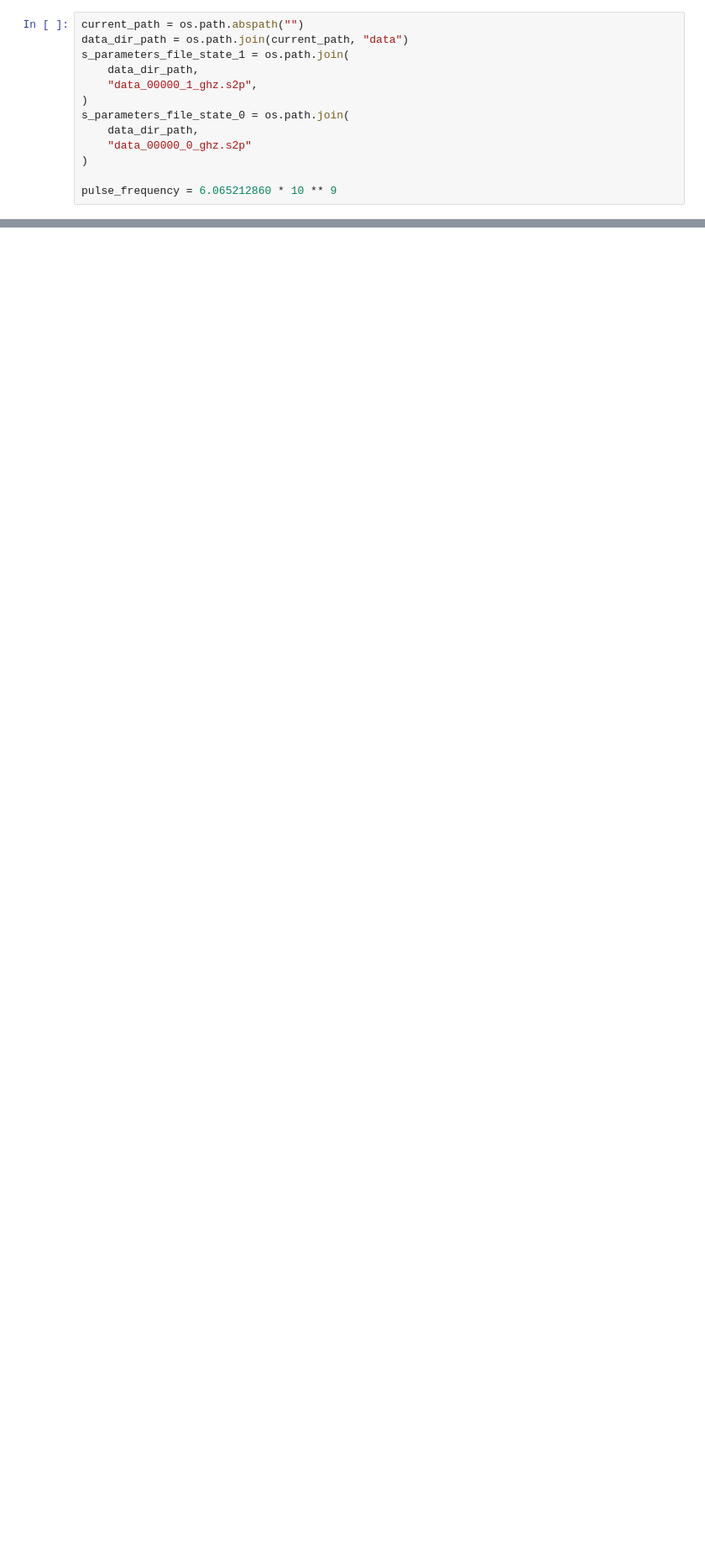
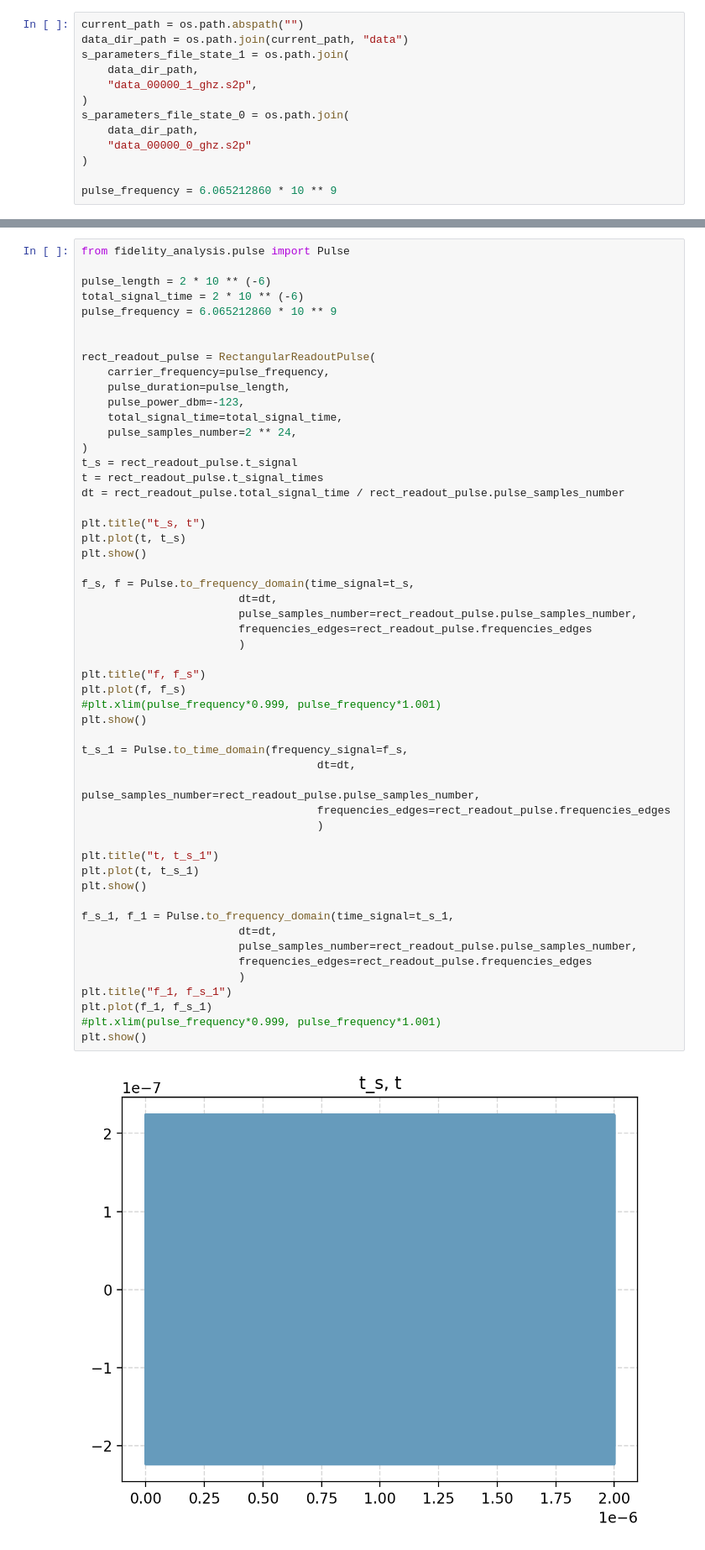
Before and after one commit to alexanderosherov/transmon_qubit_readout_simulation, a Jupyter notebook: fidelity_analysis/simple_fidelity_test.ipynb, the cells around one changed output, grey strips where cells are left out. Shown at 84% size. Saved outputs shown, nothing was run; the diff lists cells and outputs as text; blank space fills up the shorter version.

Commit message:
feat: added combined simulation WARNING: the fidelity calculation is wrong now, because the inverse fourier transformation is not correct

```diff
--- a/fidelity_analysis/simple_fidelity_test.ipynb
+++ b/fidelity_analysis/simple_fidelity_test.ipynb
@@ -76,0 +92,55 @@ Wall time: 46.8 s
+# %%
+from fidelity_analysis.pulse import Pulse
+
+pulse_length = 2 * 10 ** (-6)
+total_signal_time = 2 * 10 ** (-6)
+pulse_frequency = 6.065212860 * 10 ** 9
+
+
+rect_readout_pulse = RectangularReadoutPulse(
+    carrier_frequency=pulse_frequency,
+    pulse_duration=pulse_length,
+    pulse_power_dbm=-123,
+    total_signal_time=total_signal_time,
+    pulse_samples_number=2 ** 24,
+)
+t_s = rect_readout_pulse.t_signal
+t = rect_readout_pulse.t_signal_times
+dt = rect_readout_pulse.total_signal_time / rect_readout_pulse.pulse_samples_number
+
+plt.title("t_s, t")
+plt.plot(t, t_s)
+plt.show()
+
+f_s, f = Pulse.to_frequency_domain(time_signal=t_s,
+                        dt=dt,
+                        pulse_samples_number=rect_readout_pulse.pulse_samples_number,
+                        frequencies_edges=rect_readout_pulse.frequencies_edges
+                        )
+
+plt.title("f, f_s")
+plt.plot(f, f_s)
+#plt.xlim(pulse_frequency*0.999, pulse_frequency*1.001)
+plt.show()
+
+t_s_1 = Pulse.to_time_domain(frequency_signal=f_s,
+                                    dt=dt,
+                                    pulse_samples_number=rect_readout_pulse.pulse_samples_number,
+                                    frequencies_edges=rect_readout_pulse.frequencies_edges
+                                    )
+
+plt.title("t, t_s_1")
+plt.plot(t, t_s_1)
+plt.show()
+
+f_s_1, f_1 = Pulse.to_frequency_domain(time_signal=t_s_1,
+                        dt=dt,
+                        pulse_samples_number=rect_readout_pulse.pulse_samples_number,
+                        frequencies_edges=rect_readout_pulse.frequencies_edges
+                        )
+plt.title("f_1, f_s_1")
+plt.plot(f_1, f_s_1)
+#plt.xlim(pulse_frequency*0.999, pulse_frequency*1.001)
+plt.show()
+# %% [output]
+[figure, added]
```
Also changed, not shown: parts of 7 cells of this notebook, 14 other files.
